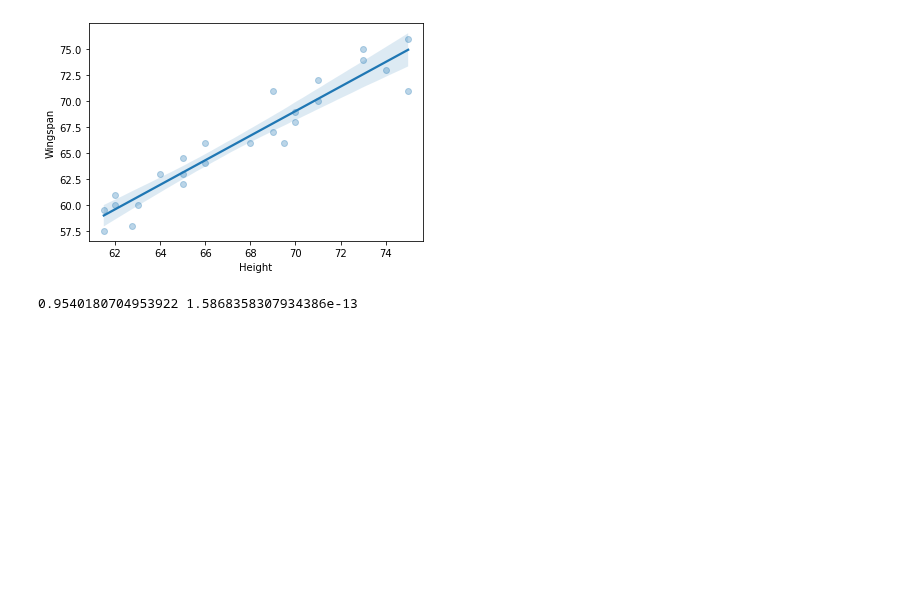
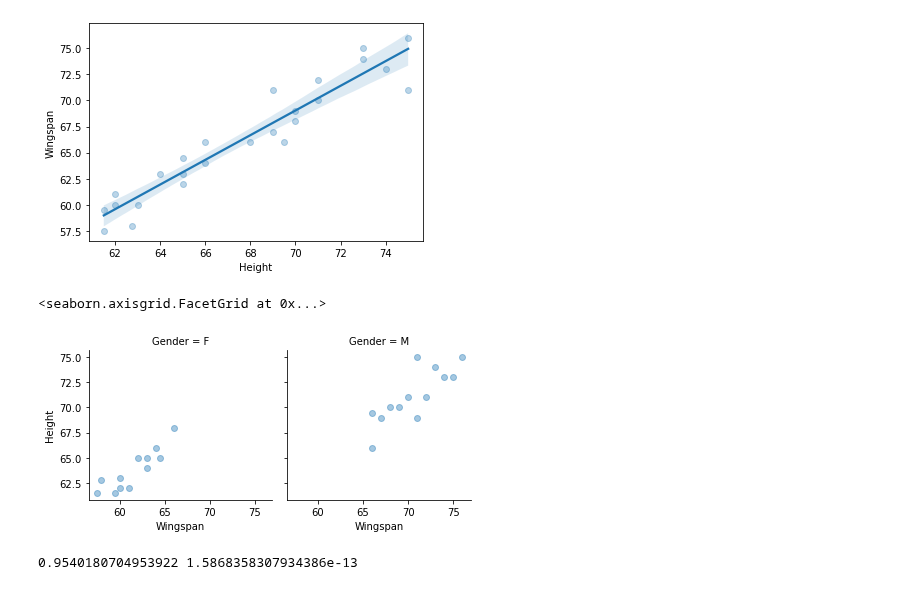
Before and after one commit to onavarrete04/Introduccion-Ciencia-Datos, a Jupyter notebook: Evaluación.ipynb, the cells around one changed output. Drawn from its saved outputs; the diff is of its cells as text; code cells hidden in the pictures; blank space fills up the shorter version.

```diff
--- a/Evaluación.ipynb
+++ b/Evaluación.ipynb
@@ -63,6 +63,11 @@ sns.regplot(x="Height", y="Wingspan",data=df , scatter_kws={"alpha":0.3})
 # %% [output]
 <AxesSubplot:xlabel='Height', ylabel='Wingspan'>
 [figure]
+# %%
+sns.FacetGrid(df, col="Gender").map(plt.scatter,"Wingspan","Height",alpha=0.4).add_legend()
+# %% [output]
+<seaborn.axisgrid.FacetGrid at 0x...>
+[figure, added]
 # %%
 dP = df[["Height", "Wingspan"]].dropna()
 r, p = stats.pearsonr(dP.Height, dP.Wingspan) # -> esta es una forma de gráficar e incluir r y p, pero estos datos deben tener la misma longitud
```
Also changed, not shown: parts of 1 cell of this notebook, 1 other file.
